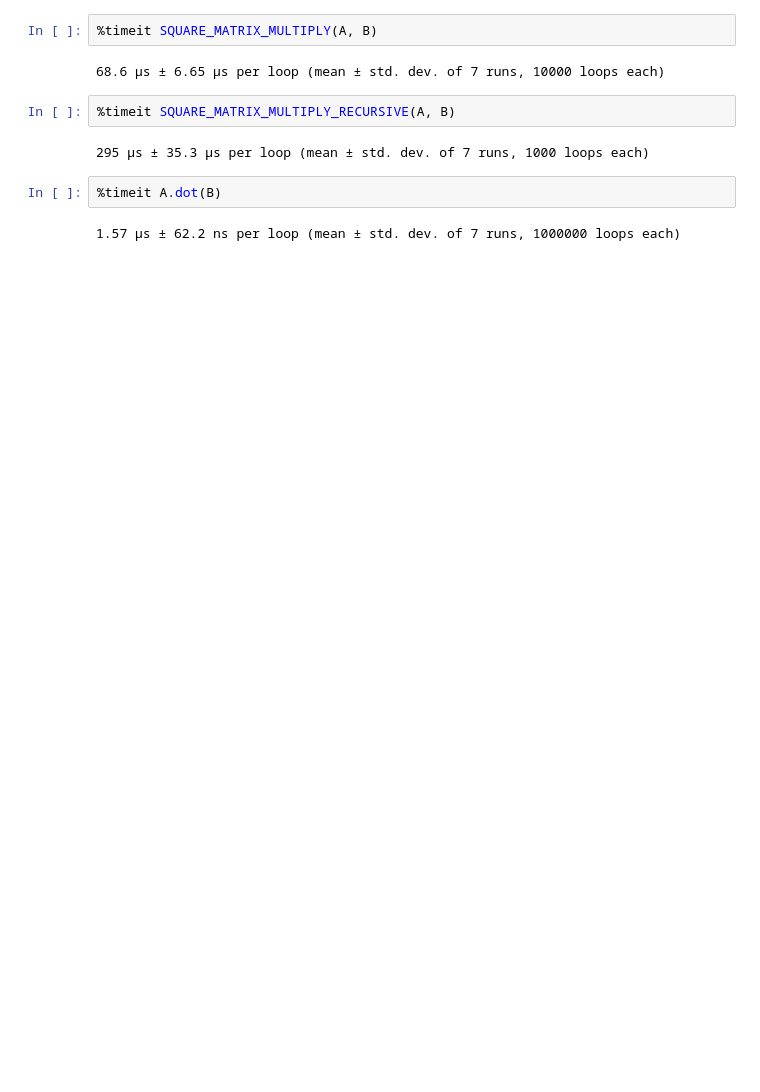
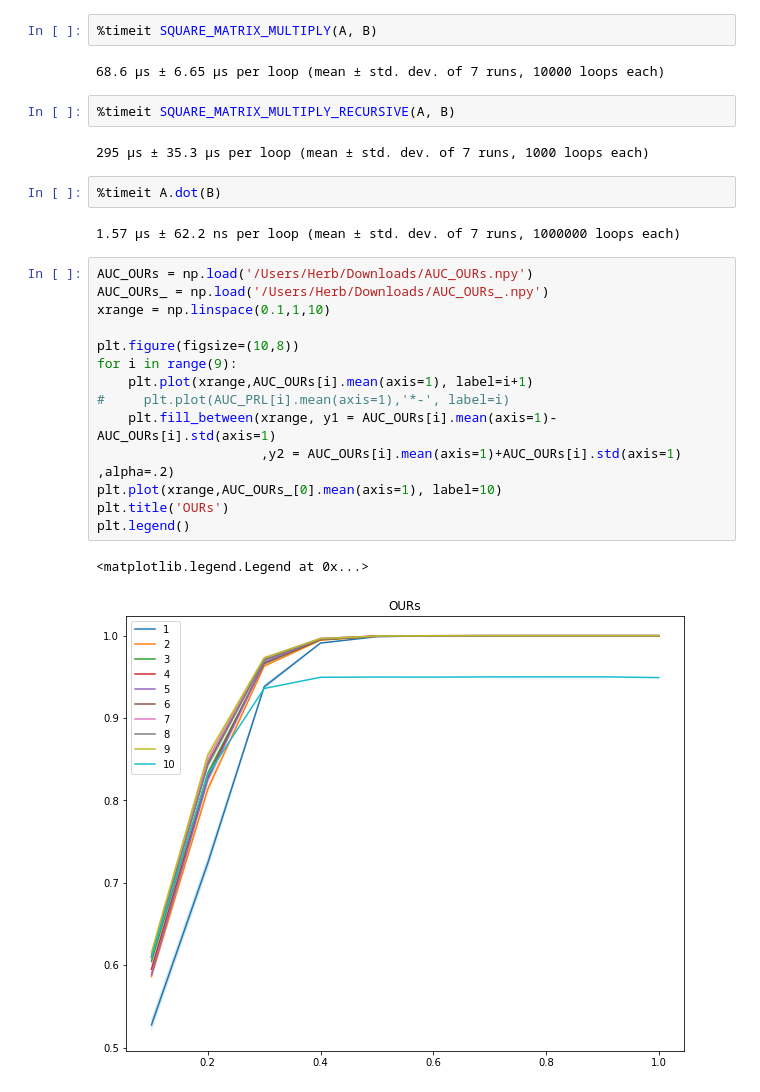
Before and after one commit to iphysresearch/Python4GW, a Jupyter notebook: CNN.ipynb, the cells around one changed output. Cells and saved outputs as stored; diff of their text form; blank space fills up the shorter version.

```diff
--- a/CNN.ipynb
+++ b/CNN.ipynb
@@ -1483,3 +1483,20 @@ B = np.array([[9,8,7,6], [8,7,6,5], [7,6,5,4], [6,5,4,3]])
 %timeit A.dot(B)
 # %% [output]
 1.57 µs ± 62.2 ns per loop (mean ± std. dev. of 7 runs, 1000000 loops each)
+# %%
+AUC_OURs = np.load('/Users/Herb/Downloads/AUC_OURs.npy')
+AUC_OURs_ = np.load('/Users/Herb/Downloads/AUC_OURs_.npy')
+xrange = np.linspace(0.1,1,10)
+
+plt.figure(figsize=(10,8))
+for i in range(9):
+    plt.plot(xrange,AUC_OURs[i].mean(axis=1), label=i+1)
+#     plt.plot(AUC_PRL[i].mean(axis=1),'*-', label=i)
+    plt.fill_between(xrange, y1 = AUC_OURs[i].mean(axis=1)-AUC_OURs[i].std(axis=1)
+                     ,y2 = AUC_OURs[i].mean(axis=1)+AUC_OURs[i].std(axis=1) ,alpha=.2)
+plt.plot(xrange,AUC_OURs_[0].mean(axis=1), label=10)
+plt.title('OURs')
+plt.legend()
+# %% [output]
+<matplotlib.legend.Legend at 0x...>
+[figure, added]
```
Also changed, not shown: parts of 10 cells of this notebook, 12 other files.
